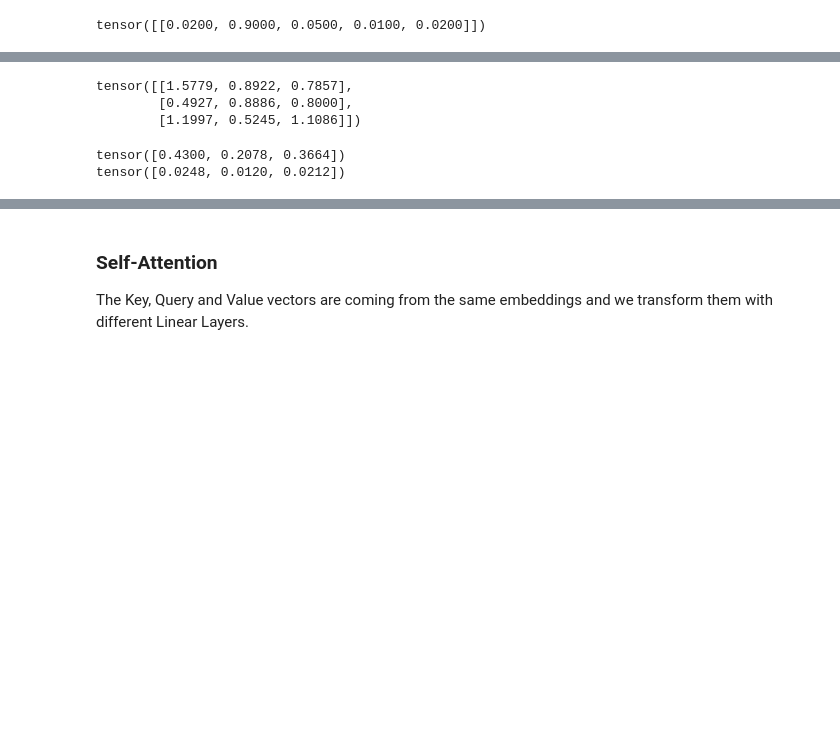
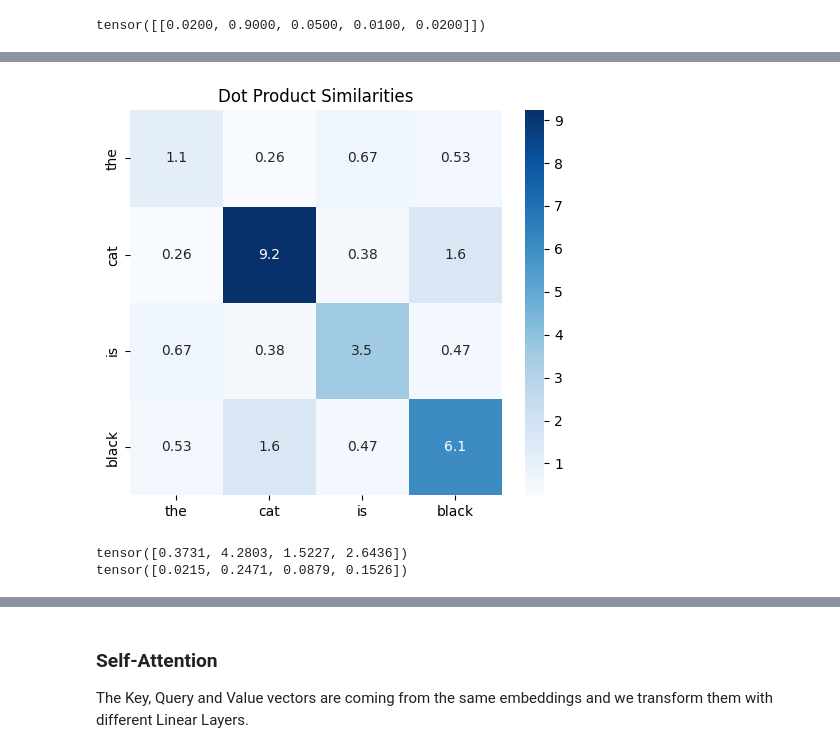
Before and after one commit to TheBarbaraIsTaken/AIOlimpia-NLP, a Jupyter notebook: study_materials/02_transformer_basics.ipynb, the cells around one changed output, grey strips where cells are left out. Drawn from its saved outputs; the diff is of its cells as text; code cells hidden in the pictures; blank space fills up the shorter version.

Commit message:
Attention images

```diff
--- a/study_materials/02_transformer_basics.ipynb
+++ b/study_materials/02_transformer_basics.ipynb
@@ -55,3 +103,15 @@ If $Q$ and $K$ are vectors, then $QK^T$ is basically the dot-product of the two
+# %%
+import matplotlib.pyplot as plt
+import seaborn as sns
+
+
+def plot_similarities(similarities, labels, title=None):
+    # Plot matrix
+    plt.figure(figsize=(6, 5))
+    sns.heatmap(similarities, annot=True, cmap="Blues", xticklabels=labels, yticklabels=labels)
+    if title is not None:
+        plt.title(title)
+    plt.show()
 # %%
 # Load 3 million Word2Vec Vectors, pre-trained on Google news, each with the dimension of 300
 # This model may take a few minutes to load.
@@ -67,13 +127,12 @@ print("--- %s seconds ---" % (time.time() - start_time))
 # %%
 import torch
 
-query_words = ["seal", "camel", "bear"]
-key_words = ["ice", "hot", "cold"]
-VALUES = torch.tensor([10, 10, 5], dtype=torch.float32)
+words = ["the", "cat", "is", "black"]
+N = len(words)
 
-
-QUERIES = torch.tensor([w2v_google[word] for word in query_words])  # (3, 300)
-KEYS = torch.tensor([w2v_google[word] for word in key_words])    # (3, 300)
+QUERIES = torch.tensor([w2v_google[word] for word in words])  # (N, 300)
+KEYS = torch.tensor([w2v_google[word] for word in words])     # (N, 300)
+VALUES = torch.tensor([w2v_google[word] for word in words])   # (N, 300)
 
 QUERIES.size()
 # %% [output]
@@ -87,25 +145,23 @@ torch.Size([3, 300])
 # %%
 # similarities = QUERIES @ KEYS.T
 
-similarities = torch.zeros(size=(3, 3))
+similarities = torch.zeros(size=(N, N))
 
 for i, query in enumerate(QUERIES):
     for j, key in enumerate(KEYS):
         prod = query*key
         dot_prod = prod.sum()
 
         similarities[i,j] = dot_prod
 
-similarities
+plot_similarities(similarities, words, title="Dot Product Similarities")
 # %% [output]
-tensor([[1.5779, 0.8922, 0.7857],
-        [0.4927, 0.8886, 0.8000],
-        [1.1997, 0.5245, 1.1086]])
+[figure, added]
 # %%
 print(similarities.std(dim=1))
 
 scaled_similarities = similarities / (300**0.5)
 print(scaled_similarities.std(dim=1))
 # %% [output]
-tensor([0.4300, 0.2078, 0.3664])
-tensor([0.0248, 0.0120, 0.0212])
+tensor([0.3731, 4.2803, 1.5227, 2.6436])
+tensor([0.0215, 0.2471, 0.0879, 0.1526])
```
Also changed, not shown: parts of 19 cells of this notebook, 4 other files.
